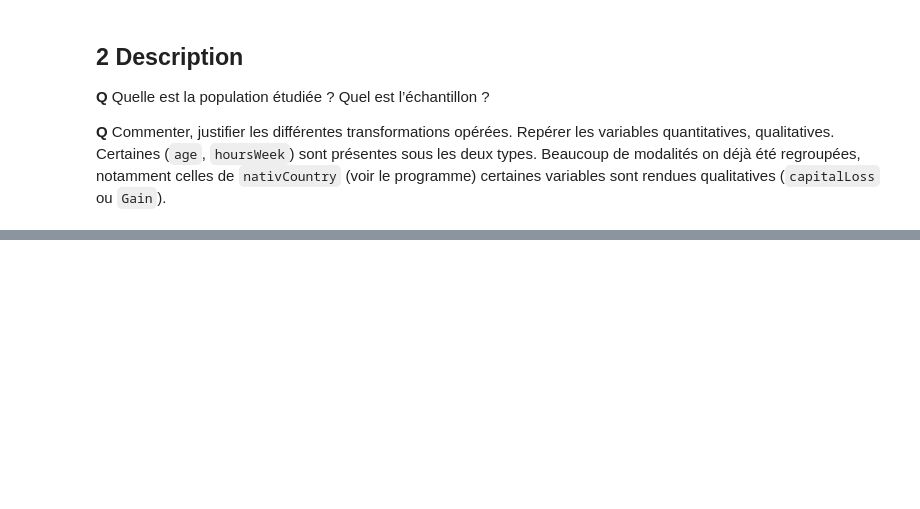
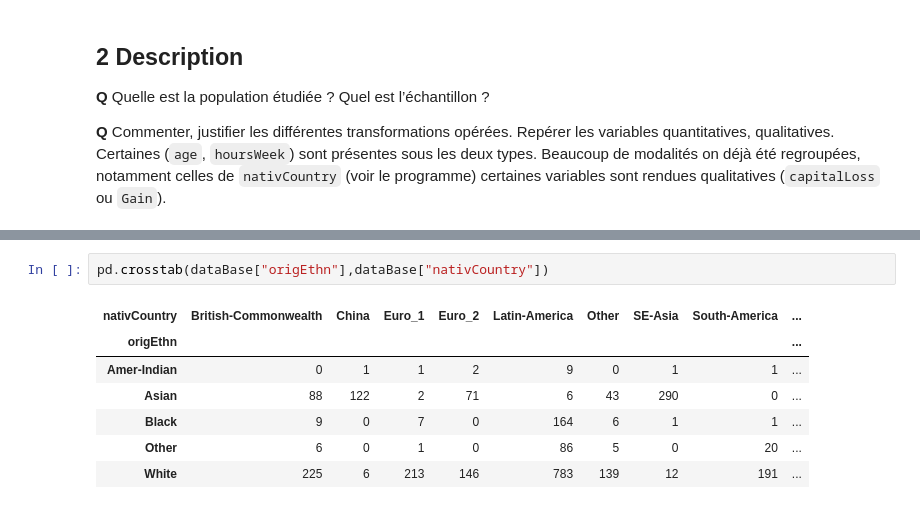
Before and after one commit to LouisDelvaux/Exploration4A, a Jupyter notebook: Adult-Census/Explo-Python-AdultCensus (PROJET).ipynb, the cells around one changed output, grey strips where cells are left out. Drawn from its saved outputs; the diff is of its cells as text; blank space fills up the shorter version.

```diff
--- a/Adult-Census/Explo-Python-AdultCensus (PROJET).ipynb
+++ b/Adult-Census/Explo-Python-AdultCensus (PROJET).ipynb
@@ -294,0 +371,10 @@ La popoulation étudiée est la population recensée aux Etats-Unis en 1994.
+# %%
+pd.crosstab(dataBase["origEthn"],dataBase["nativCountry"])
+# %% [output]
+| nativCountry | British-Commonwealth | China | Euro_1 | Euro_2 | Latin-America | Other | SE-Asia | South-America | ... |
+| origEthn |  |  |  |  |  |  |  |  | ... |
+| Amer-Indian | 0 | 1 | 1 | 2 | 9 | 0 | 1 | 1 | ... |
+| Asian | 88 | 122 | 2 | 71 | 6 | 43 | 290 | 0 | ... |
+| Black | 9 | 0 | 7 | 0 | 164 | 6 | 1 | 1 | ... |
+| Other | 6 | 0 | 1 | 0 | 86 | 5 | 0 | 20 | ... |
+| White | 225 | 6 | 213 | 146 | 783 | 139 | 12 | 191 | ... |
```
Also changed, not shown: parts of 18 cells of this notebook.
